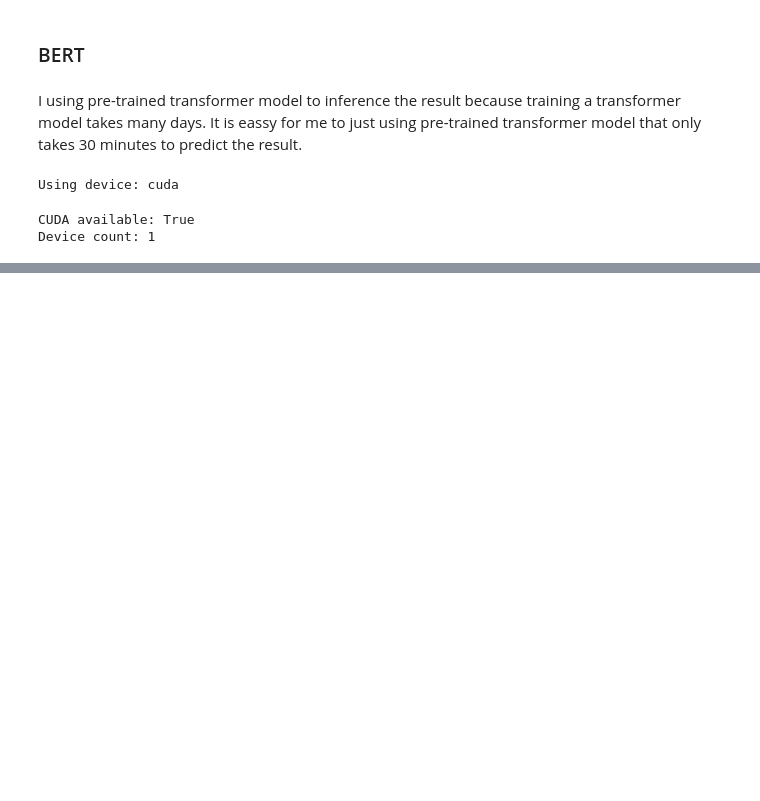
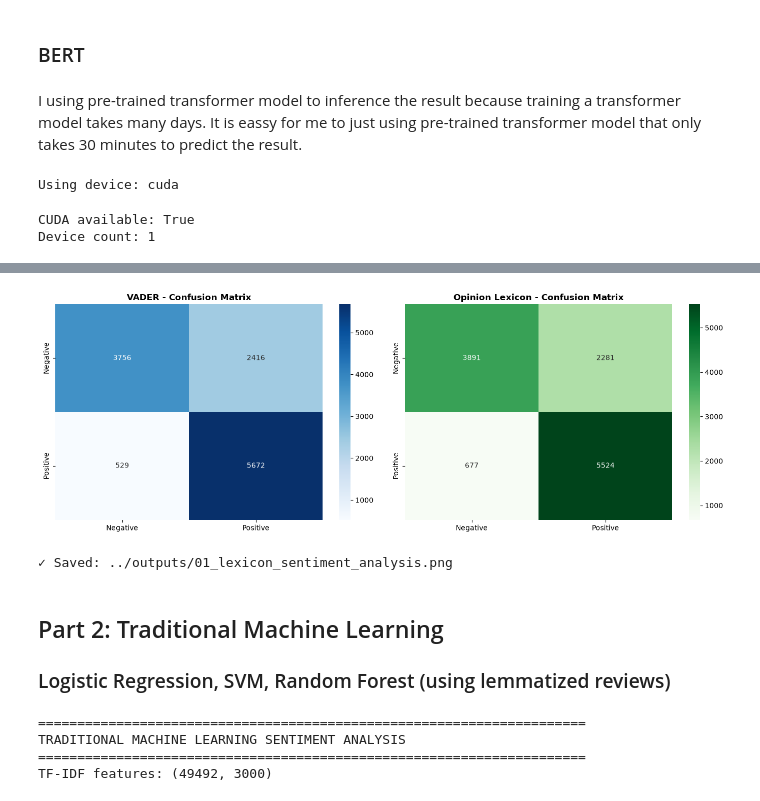
Before and after one commit to senghongC/CDS6344-SOCIAL-MEDIA-COMPUTING-Assignment, a Jupyter notebook: notebooks/04_Sentiment_Analysis.ipynb, the cells around one changed output, grey strips where cells are left out. Cells and saved outputs as stored; diff of their text form; code cells hidden in the pictures; blank space fills up the shorter version.

```diff
--- a/notebooks/04_Sentiment_Analysis.ipynb
+++ b/notebooks/04_Sentiment_Analysis.ipynb
@@ -297,0 +264,25 @@ df_processed.head(10)
+# %%
+# VADER Analysis
+print('\n' + '='*70)
+print('VADER SENTIMENT ANALYSIS')
+print('='*70)
+
+sia = SentimentIntensityAnalyzer()
+vader_scores = [sia.polarity_scores(str(review)) for review in X_test_norm]
+vader_df = pd.DataFrame(vader_scores)
+vader_predictions = (vader_df['compound'] >= 0.05).astype(int)
+from sklearn.metrics import accuracy_score, precision_score, recall_score, f1_score
+from sklearn.metrics import confusion_matrix, classification_report, roc_curve, roc_auc_score
+vader_accuracy = accuracy_score(y_test, vader_predictions)
+vader_precision = precision_score(y_test, vader_predictions, zero_division=0, average='macro')
+vader_recall = recall_score(y_test, vader_predictions, zero_division=0, average='macro')
+vader_f1 = f1_score(y_test, vader_predictions, zero_division=0, average='macro')
+vader_roc_auc = roc_auc_score(y_test, vader_df["compound"].values)
+
+print(f'Accuracy:  {vader_accuracy:.4f}')
+print(f'Precision: {vader_precision:.4f}')
+print(f'Recall:    {vader_recall:.4f}')
+print(f'F1-Score:  {vader_f1:.4f}')
+print(f'ROC-AUC:   {vader_roc_auc:.4f}')
+print('\nClassification Report:')
+print(classification_report(y_test, vader_predictions, target_names=['Negative', 'Positive']))
@@ -297,0 +358,40 @@ df_processed.head(10)
+# %%
+# Visualize Lexicon Results
+fig, axes = plt.subplots(1, 2, figsize=(14, 5))
+
+vader_cm = confusion_matrix(y_test, vader_predictions)
+sns.heatmap(vader_cm, annot=True, fmt='d', cmap='Blues', ax=axes[0],
+            xticklabels=['Negative', 'Positive'], yticklabels=['Negative', 'Positive'])
+axes[0].set_title('VADER - Confusion Matrix', fontweight='bold')
+
+opinion_cm = confusion_matrix(y_test, opinion_predictions)
+sns.heatmap(opinion_cm, annot=True, fmt='d', cmap='Greens', ax=axes[1],
+            xticklabels=['Negative', 'Positive'], yticklabels=['Negative', 'Positive'])
+axes[1].set_title('Opinion Lexicon - Confusion Matrix', fontweight='bold')
+
+plt.tight_layout()
+plt.savefig('../outputs/01_lexicon_sentiment_analysis.png', dpi=300, bbox_inches='tight')
+plt.show()
+print('✓ Saved: ../outputs/01_lexicon_sentiment_analysis.png')
+# %% [output]
+[figure, added]
+✓ Saved: ../outputs/01_lexicon_sentiment_analysis.png
+# %% [markdown]
+## Part 2: Traditional Machine Learning
+### Logistic Regression, SVM, Random Forest (using lemmatized reviews)
+# %%
+print('\n' + '='*70)
+print('TRADITIONAL MACHINE LEARNING SENTIMENT ANALYSIS')
+print('='*70)
+
+# TF-IDF Feature Extraction
+tfidf = TfidfVectorizer(max_features=3000, min_df=5, max_df=0.8, ngram_range=(1, 2))
+X_train_tfidf = tfidf.fit_transform(X_train_lem)
+X_test_tfidf = tfidf.transform(X_test_lem)
+
+print(f'TF-IDF features: {X_train_tfidf.shape}')
+# %% [output]
+======================================================================
+TRADITIONAL MACHINE LEARNING SENTIMENT ANALYSIS
+======================================================================
+TF-IDF features: (49492, 3000)
```
Also changed, not shown: parts of 60 cells of this notebook, 27 other files.
